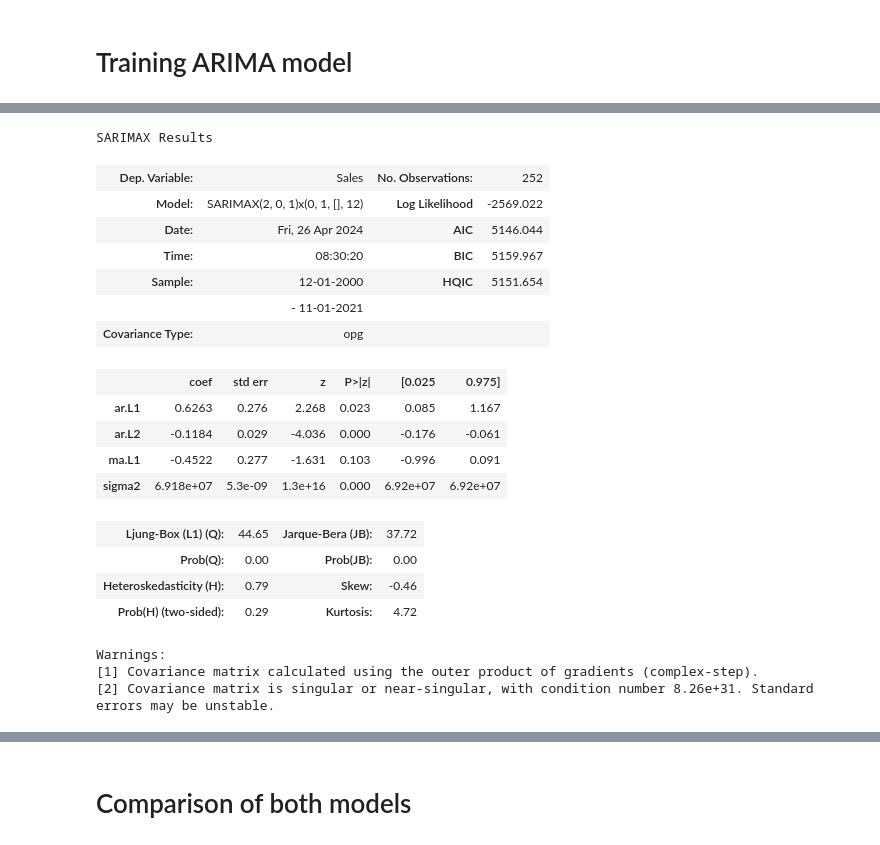
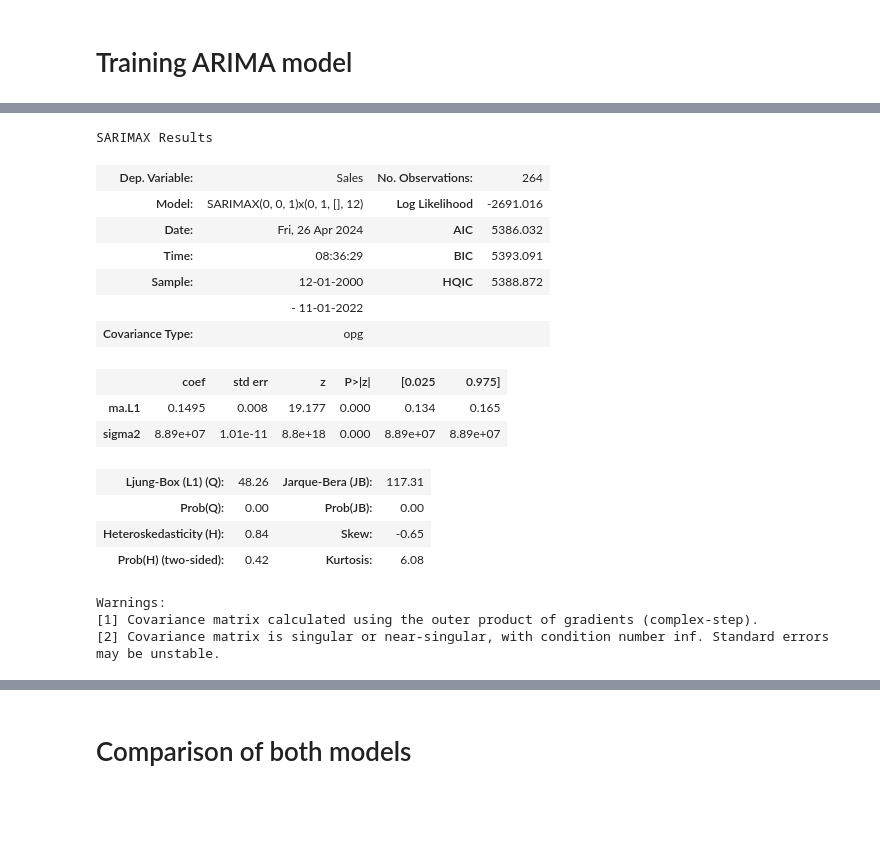
Before and after one commit to IgnacyBerent/time_series_analysis_course, a Jupyter notebook: labs/lab_7/comparison.ipynb, the cells around one changed output, grey strips where cells are left out. Cells and saved outputs as stored; diff of their text form; code cells hidden in the pictures; blank space fills up the shorter version.

```diff
--- a/labs/lab_7/comparison.ipynb
+++ b/labs/lab_7/comparison.ipynb
@@ -31,8 +31,8 @@ print(len(df))
 # %% [output]
 276
 # %%
-test = df.iloc[-24:]
-train = df.iloc[:-24]
+test = df.iloc[-12:]
+train = df.iloc[:-12]
 # %%
 df_comp = test['Sales'].to_frame()
 # %%
@@ -103,28 +101,28 @@ Warnings:
 # %%
-model_sarimax = SARIMAX(train, order=(2,0,1), seasonal_order=(0,1,0,12))
+# model_sarimax = SARIMAX(train, order=(2,0,1), seasonal_order=(0,1,0,12)) for 24 test size
+model_sarimax = SARIMAX(train, order=(0,0,1), seasonal_order=(0,1,0,12))
+
 fit_SARIMAX = model_sarimax.fit()
 fit_SARIMAX.summary()
 # %% [output]
 SARIMAX Results
-| Dep. Variable: | Sales | No. Observations: | 252 |
-| Model: | SARIMAX(2, 0, 1)x(0, 1, [], 12) | Log Likelihood | -2569.022 |
-| Date: | Fri, 26 Apr 2024 | AIC | 5146.044 |
-| Time: | 08:30:20 | BIC | 5159.967 |
-| Sample: | 12-01-2000 | HQIC | 5151.654 |
-|  | - 11-01-2021 |  |  |
+| Dep. Variable: | Sales | No. Observations: | 264 |
+| Model: | SARIMAX(0, 0, 1)x(0, 1, [], 12) | Log Likelihood | -2691.016 |
+| Date: | Fri, 26 Apr 2024 | AIC | 5386.032 |
+| Time: | 08:36:29 | BIC | 5393.091 |
+| Sample: | 12-01-2000 | HQIC | 5388.872 |
+|  | - 11-01-2022 |  |  |
 | Covariance Type: | opg |  |  |
 |  | coef | std err | z | P>|z| | [0.025 | 0.975] |
-| ar.L1 | 0.6263 | 0.276 | 2.268 | 0.023 | 0.085 | 1.167 |
-| ar.L2 | -0.1184 | 0.029 | -4.036 | 0.000 | -0.176 | -0.061 |
-| ma.L1 | -0.4522 | 0.277 | -1.631 | 0.103 | -0.996 | 0.091 |
-| sigma2 | 6.918e+07 | 5.3e-09 | 1.3e+16 | 0.000 | 6.92e+07 | 6.92e+07 |
+| ma.L1 | 0.1495 | 0.008 | 19.177 | 0.000 | 0.134 | 0.165 |
+| sigma2 | 8.89e+07 | 1.01e-11 | 8.8e+18 | 0.000 | 8.89e+07 | 8.89e+07 |
-| Ljung-Box (L1) (Q): | 44.65 | Jarque-Bera (JB): | 37.72 |
+| Ljung-Box (L1) (Q): | 48.26 | Jarque-Bera (JB): | 117.31 |
 | Prob(Q): | 0.00 | Prob(JB): | 0.00 |
-| Heteroskedasticity (H): | 0.79 | Skew: | -0.46 |
-| Prob(H) (two-sided): | 0.29 | Kurtosis: | 4.72 |
+| Heteroskedasticity (H): | 0.84 | Skew: | -0.65 |
+| Prob(H) (two-sided): | 0.42 | Kurtosis: | 6.08 |
 Warnings:
 [1] Covariance matrix calculated using the outer product of gradients (complex-step).
-[2] Covariance matrix is singular or near-singular, with condition number 8.26e+31. Standard errors may be unstable.
+[2] Covariance matrix is singular or near-singular, with condition number inf. Standard errors may be unstable.
 # %%
 fit_SARIMAX.plot_diagnostics();
 # %% [output]
```
Also changed, not shown: parts of 6 cells of this notebook, 1 other file.
